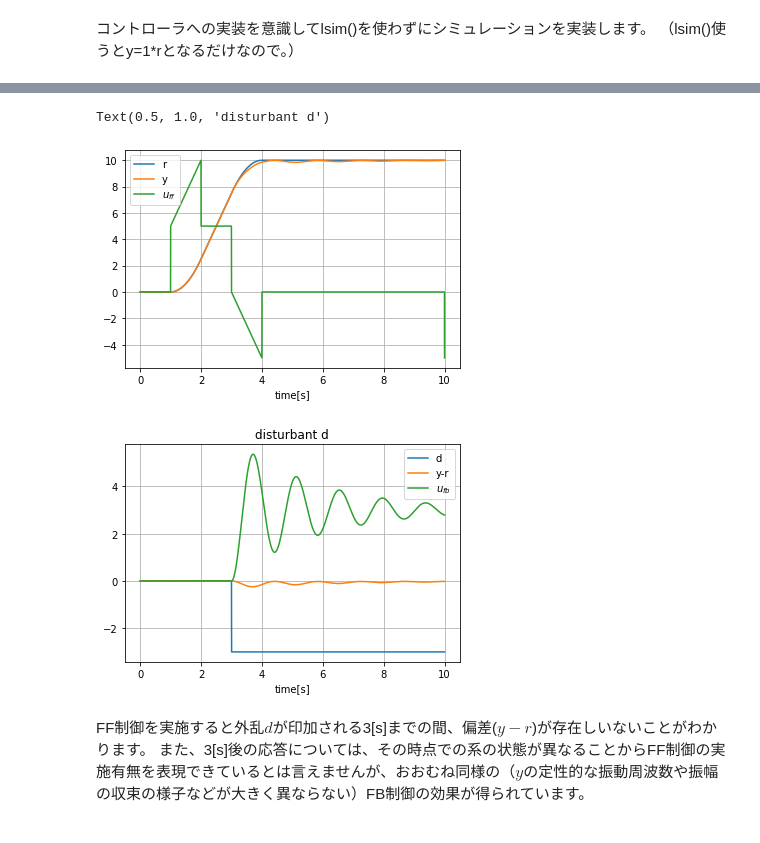
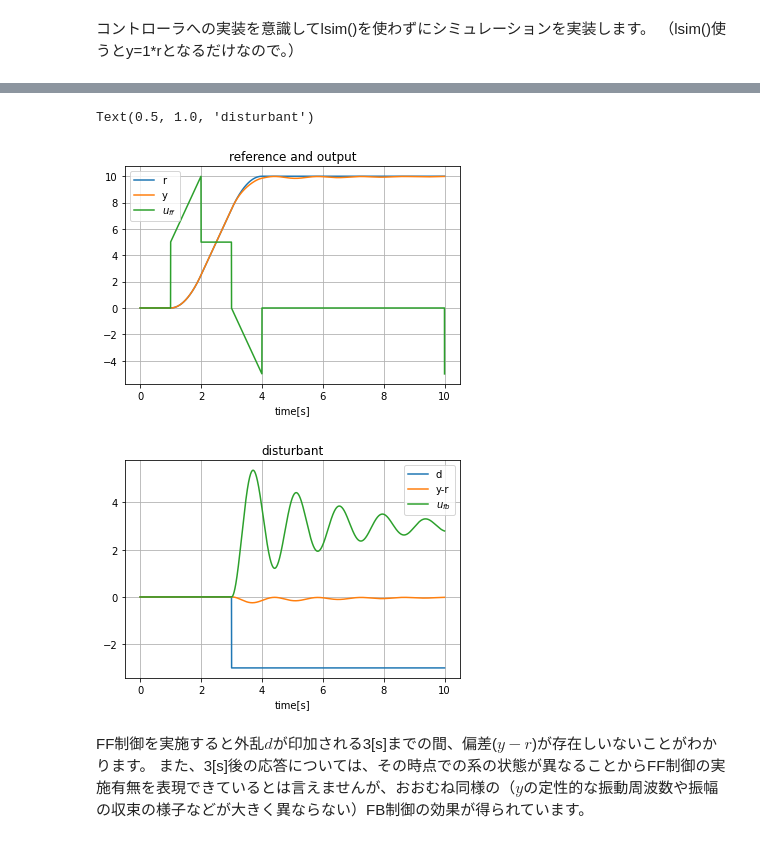
Before and after one commit to hajimesat0/ctrl-eng-study, a Jupyter notebook: src/topic_2自由度制御/two_degrees_of_freedom_control.ipynb, the cells around one changed output, grey strips where cells are left out. Drawn from its saved outputs; the diff is of its cells as text; code cells hidden in the pictures.

```diff
--- a/src/topic_2自由度制御/two_degrees_of_freedom_control.ipynb
+++ b/src/topic_2自由度制御/two_degrees_of_freedom_control.ipynb
@@ -248,24 +249,25 @@ for (r,dot_r,ddot_r,d) in zip(list_r,list_dot_r,list_ddot_r,list_d):
 # %%
 plt.figure()
 plt.plot( list_time, list_r, label="r" )
 plt.plot( list_time, list_y, label="y" )
 plt.plot( list_time, list_u_ff, label=r"$u_{ff}$" )
 plt.xlabel("time[s]")
 plt.legend()
 plt.grid()
+plt.title("reference and output")
 
 plt.figure()
 plt.plot( list_time, list_d, label="d" )
 plt.plot( list_time, list_y - list_r, label="y-r" )
 plt.plot( list_time, list_u_fb, label=r"$u_{fb}$" )
 plt.xlabel("time[s]")
 plt.legend()
 plt.grid()
-plt.title("disturbant d")
+plt.title("disturbant")
 # %% [output]
-Text(0.5, 1.0, 'disturbant d')
+Text(0.5, 1.0, 'disturbant')
-[figure, old version]
+[figure, new version]
-[figure, old version]
+[figure, new version]
 # %% [markdown]
 FF制御を実施すると外乱$d$が印加される3[s]までの間、偏差($y-r$)が存在しいないことがわかります。
 また、3[s]後の応答については、その時点での系の状態が異なることからFF制御の実施有無を表現できているとは言えませんが、おおむね同様の（$y$の定性的な振動周波数や振幅の収束の様子などが大きく異ならない）FB制御の効果が得られています。
```
Also changed, not shown: parts of 1 cell of this notebook.
